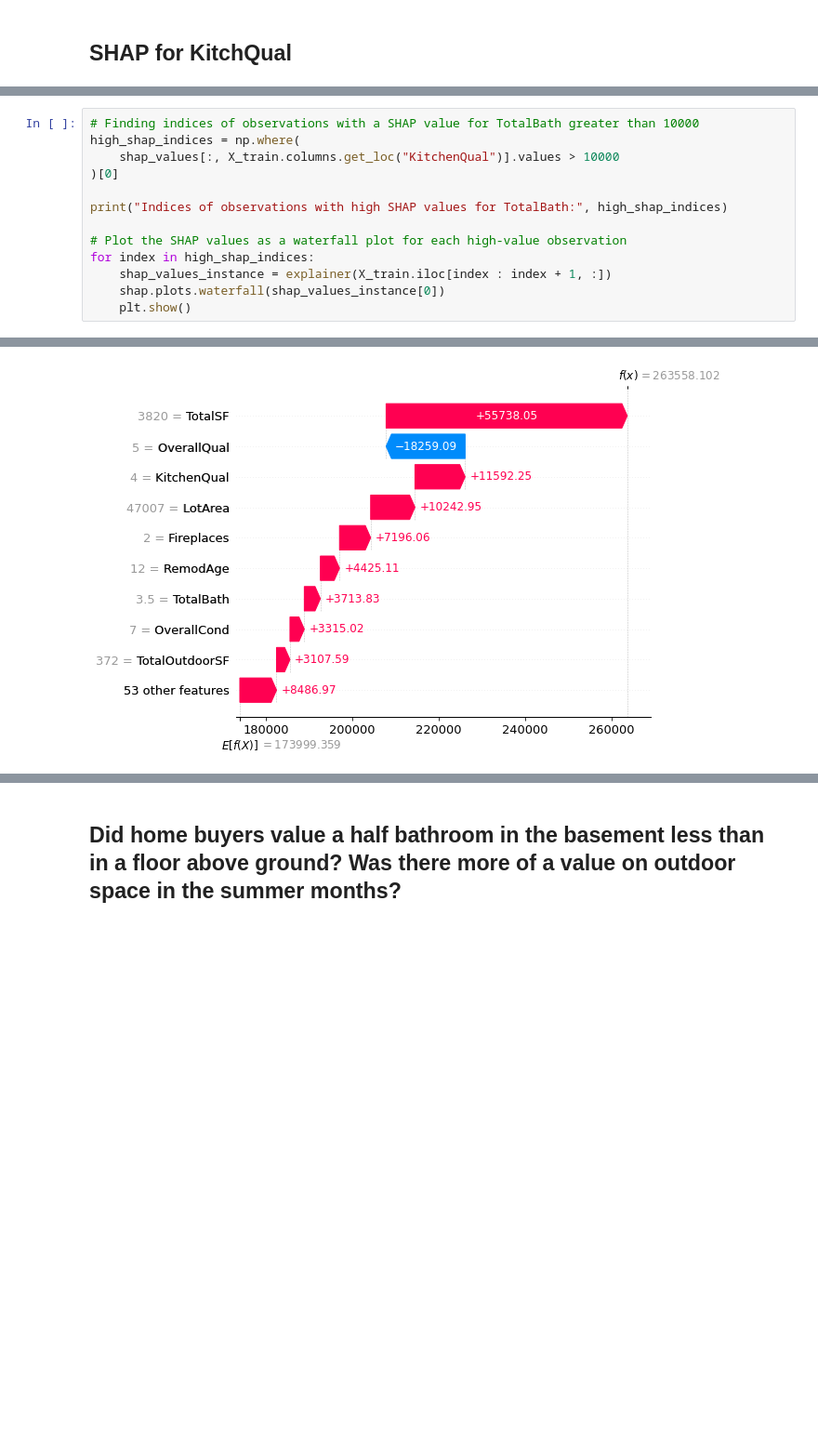
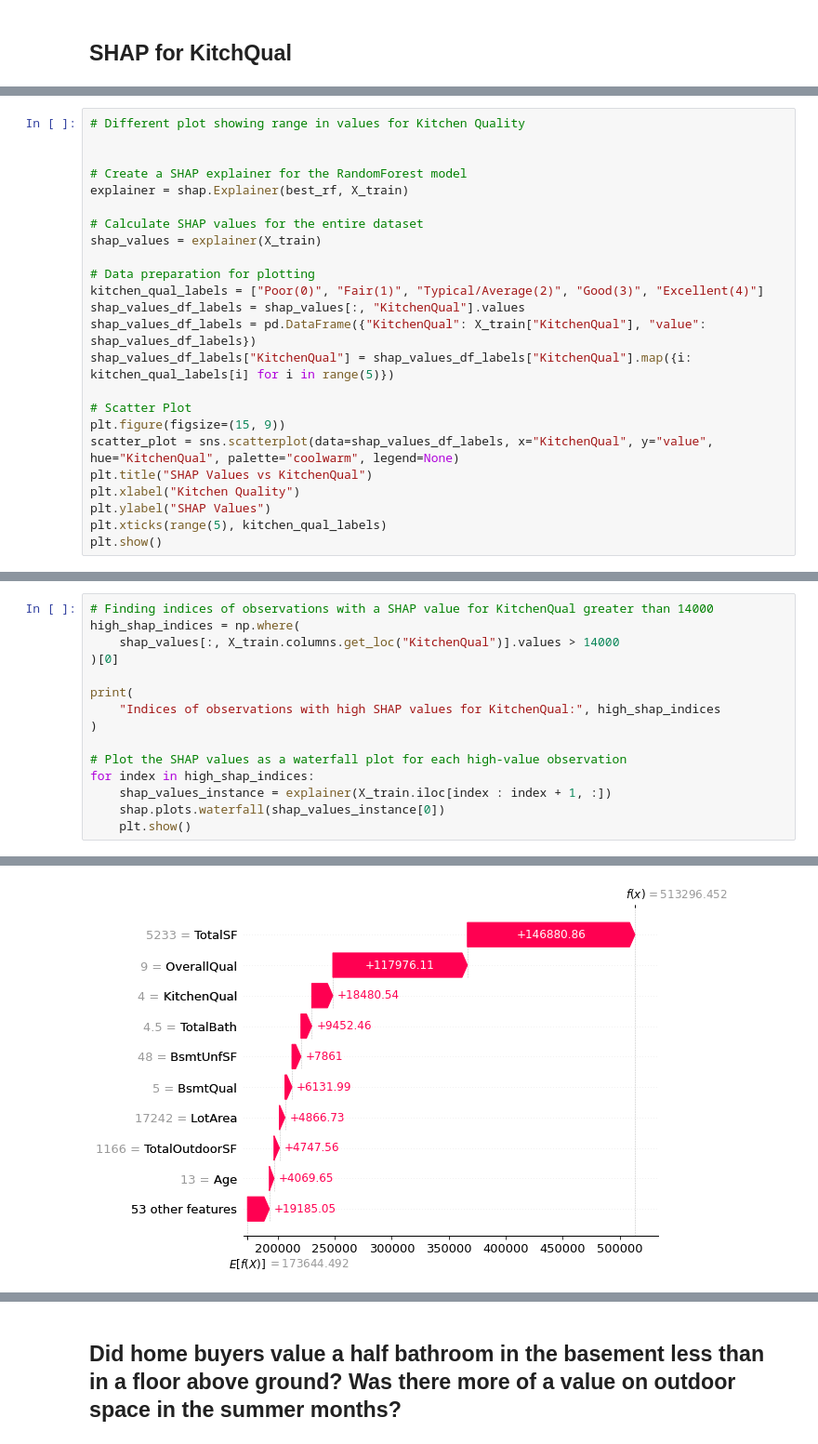
Before and after one commit to jasonphillip/Ames_Housing_ML_Project, a Jupyter notebook: models/Random_forest_model.ipynb, the cells around one changed output, grey strips where cells are left out. Shown at 93% size. Cells and saved outputs as stored; diff of their text form; blank space fills up the shorter version.

Commit message:
Updated Random_forest_model

```diff
--- a/models/Random_forest_model.ipynb
+++ b/models/Random_forest_model.ipynb
@@ -491 +619,25 @@ plt.show()
 [interactive output not drawn]
+# %%
+# Different plot showing range in values for Kitchen Quality
+
+
+# Create a SHAP explainer for the RandomForest model
+explainer = shap.Explainer(best_rf, X_train)
+
+# Calculate SHAP values for the entire dataset
+shap_values = explainer(X_train)
+
+# Data preparation for plotting
+kitchen_qual_labels = ["Poor(0)", "Fair(1)", "Typical/Average(2)", "Good(3)", "Excellent(4)"]
+shap_values_df_labels = shap_values[:, "KitchenQual"].values
+shap_values_df_labels = pd.DataFrame({"KitchenQual": X_train["KitchenQual"], "value": shap_values_df_labels})
+shap_values_df_labels["KitchenQual"] = shap_values_df_labels["KitchenQual"].map({i: kitchen_qual_labels[i] for i in range(5)})
+
+# Scatter Plot
+plt.figure(figsize=(15, 9))
+scatter_plot = sns.scatterplot(data=shap_values_df_labels, x="KitchenQual", y="value", hue="KitchenQual", palette="coolwarm", legend=None)
+plt.title("SHAP Values vs KitchenQual")
+plt.xlabel("Kitchen Quality")
+plt.ylabel("SHAP Values")
+plt.xticks(range(5), kitchen_qual_labels)
+plt.show()
@@ -510,10 +700,12 @@ Index(['MSZoning', 'LotFrontage', 'LotArea', 'Street', 'Alley', 'LotShape',
 # %%
-# Finding indices of observations with a SHAP value for TotalBath greater than 10000
+# Finding indices of observations with a SHAP value for KitchenQual greater than 14000
 high_shap_indices = np.where(
-    shap_values[:, X_train.columns.get_loc("KitchenQual")].values > 10000
+    shap_values[:, X_train.columns.get_loc("KitchenQual")].values > 14000
 )[0]
 
-print("Indices of observations with high SHAP values for TotalBath:", high_shap_indices)
+print(
+    "Indices of observations with high SHAP values for KitchenQual:", high_shap_indices
+)
 
 # Plot the SHAP values as a waterfall plot for each high-value observation
 for index in high_shap_indices:
@@ -532 +722 @@ Indices of observations with high SHAP values for TotalBath: [   9   66   84   8
-[figure, old version]
+[figure, new version]
```
Also changed, not shown: parts of 41 cells of this notebook.
